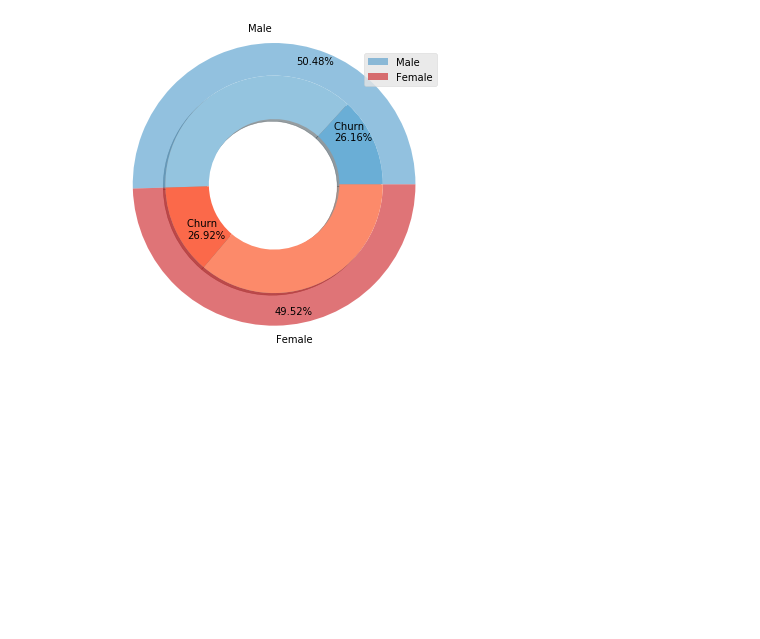
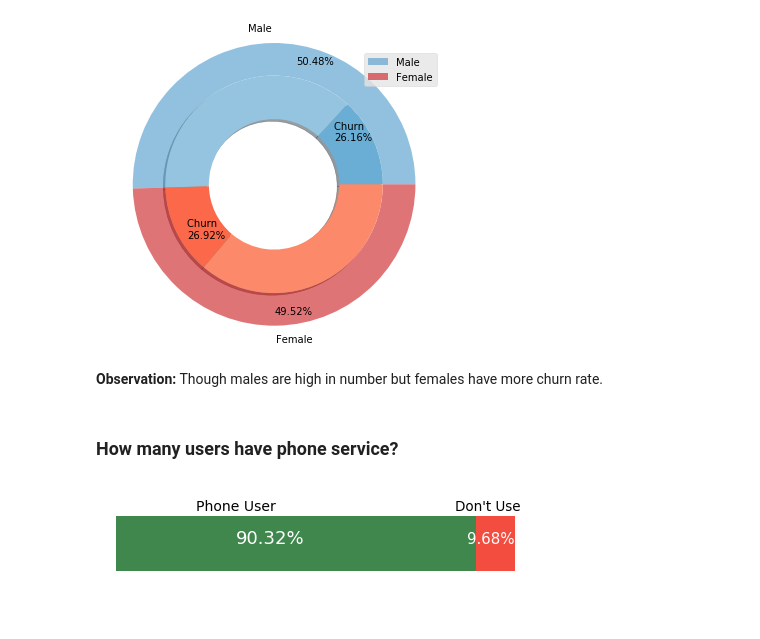
Before and after one commit to oxfordinette/ml-pre-built-templates, a Jupyter notebook: Clustering/Clustering.ipynb, the cells around one changed output. Saved outputs shown, nothing was run; the diff lists cells and outputs as text; code cells hidden in the pictures; blank space fills up the shorter version.

Commit message:
Added visuals.

```diff
--- a/Clustering/Clustering.ipynb
+++ b/Clustering/Clustering.ipynb
@@ -187,3 +187,26 @@ plt.legend(loc='upper right')
 plt.show()
 # %% [output]
 [figure]
+# %% [markdown]
+**Observation:** Though males are high in number but females have more churn rate.
+# %% [markdown]
+### How many users have phone service?
+# %%
+plt.rcParams['figure.figsize'] = [7.5, 2]
+
+user_phone_service = telco_user_churn.PhoneService.value_counts(normalize=True)
+
+test = pd.DataFrame({'x': [user_phone_service.values[0]], 'y': [user_phone_service.values[1]]})
+
+test.plot(kind='barh', stacked=True, legend=False,
+          color=['#005f11', '#ef1100'], alpha=0.75)
+plt.axis('off')
+plt.annotate('Phone User', xy=(0.2, 0.3), fontsize=14)
+plt.annotate("Don't Use", xy=(0.85, 0.3), fontsize=13.5)
+plt.annotate("{:.2f}%".format(test['x'][0]*100), xy=(0.3, 0),
+             color='#ffffff', fontsize=18)
+plt.annotate("{:.2f}%".format(test['y'][0]*100), xy=(0.88, 0),
+             color='#ffffff', fontsize=15)
+plt.show()
+# %% [output]
+[figure, added]
```
Also changed, not shown: parts of 4 cells of this notebook.
